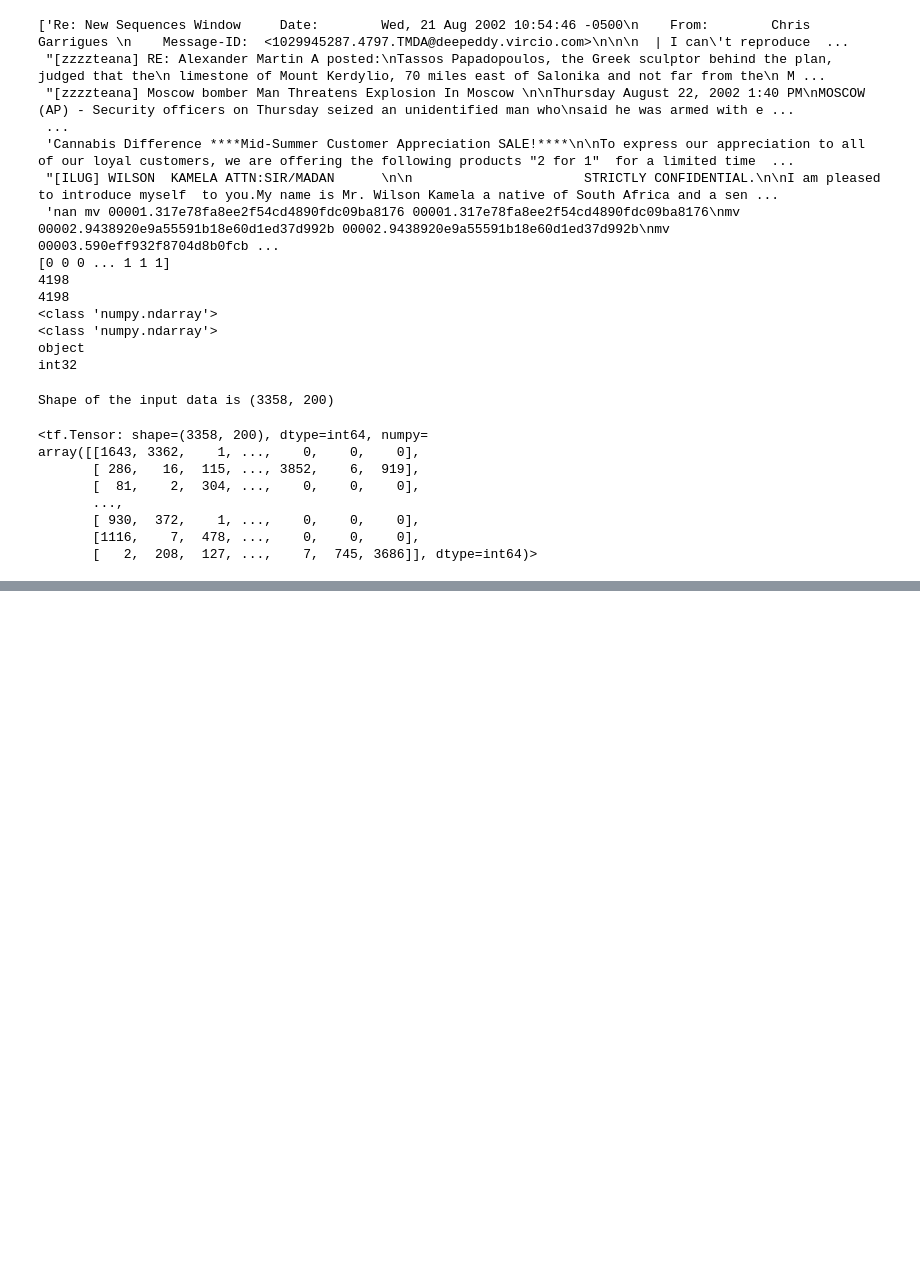
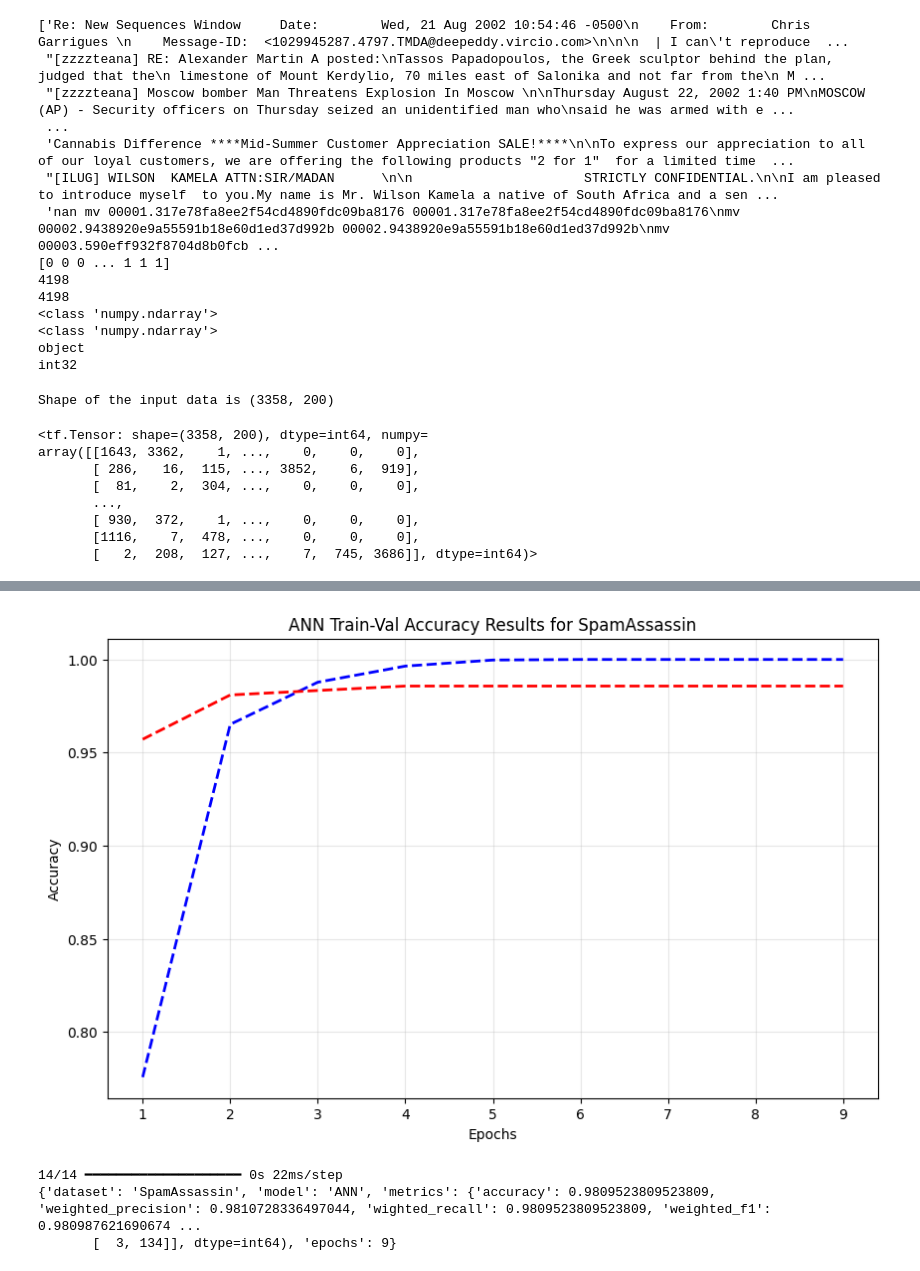
Before and after one commit to WilliamDelnington/EmailSpamDetection, a Jupyter notebook: SpamAssassinDatasetTests/SpamAssassinClassification3.ipynb, the cells around one changed output, grey strips where cells are left out. Saved outputs shown, nothing was run; the diff lists cells and outputs as text; code cells hidden in the pictures; blank space fills up the shorter version.

```diff
--- a/SpamAssassinDatasetTests/SpamAssassinClassification3.ipynb
+++ b/SpamAssassinDatasetTests/SpamAssassinClassification3.ipynb
@@ -147,0 +173,3 @@ print(metrics)
+# %%
+ann = traintest.ArtificialNNClassifier("SpamAssassin")
+ann.load_data(spam_assassin_input, spam_assassin["Is_spam"])
@@ -147,0 +232,12 @@ print(metrics)
+# %%
+ann.plot_training_validation_accuracy()
+# %% [output]
+[figure, added]
+# %%
+metrics = ann.evaluate()
+print(metrics)
+del ann
+# %% [output]
+14/14 ━━━━━━━━━━━━━━━━━━━━ 0s 22ms/step
+{'dataset': 'SpamAssassin', 'model': 'ANN', 'metrics': {'accuracy': 0.9809523809523809, 'weighted_precision': 0.9810728336497044, 'wighted_recall': 0.9809523809523809, 'weighted_f1': 0.980987621690674 ...
+       [  3, 134]], dtype=int64), 'epochs': 9}
```
Also changed, not shown: parts of 10 cells of this notebook, 6 other files.
